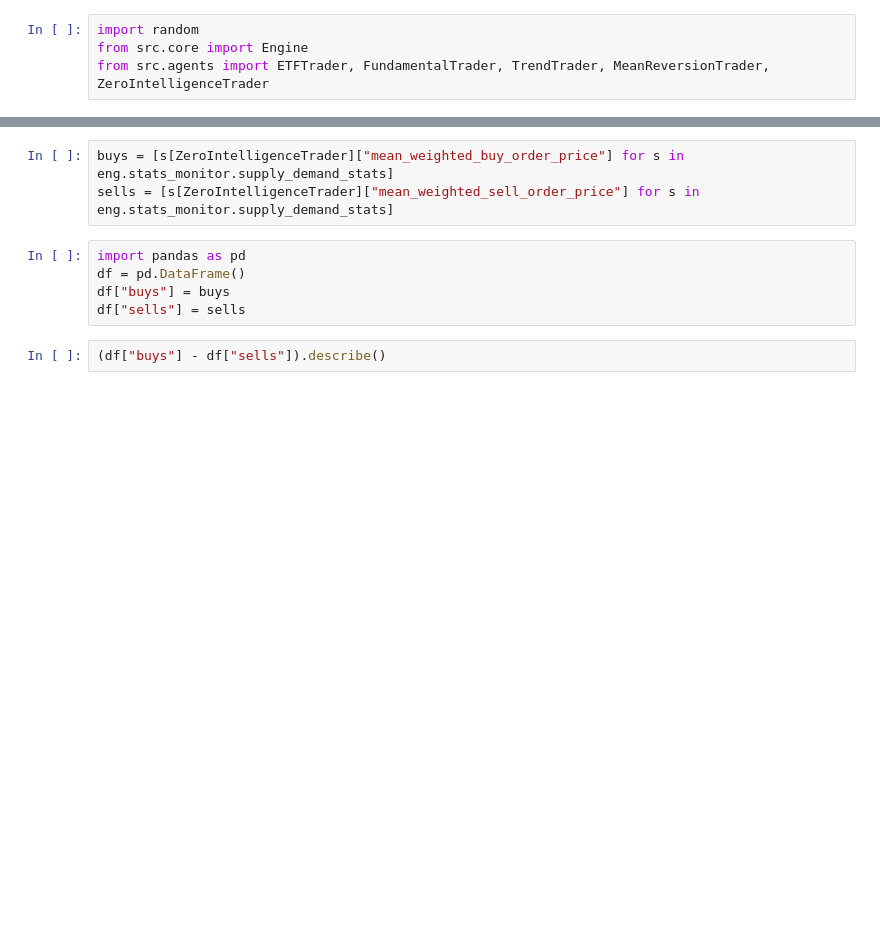
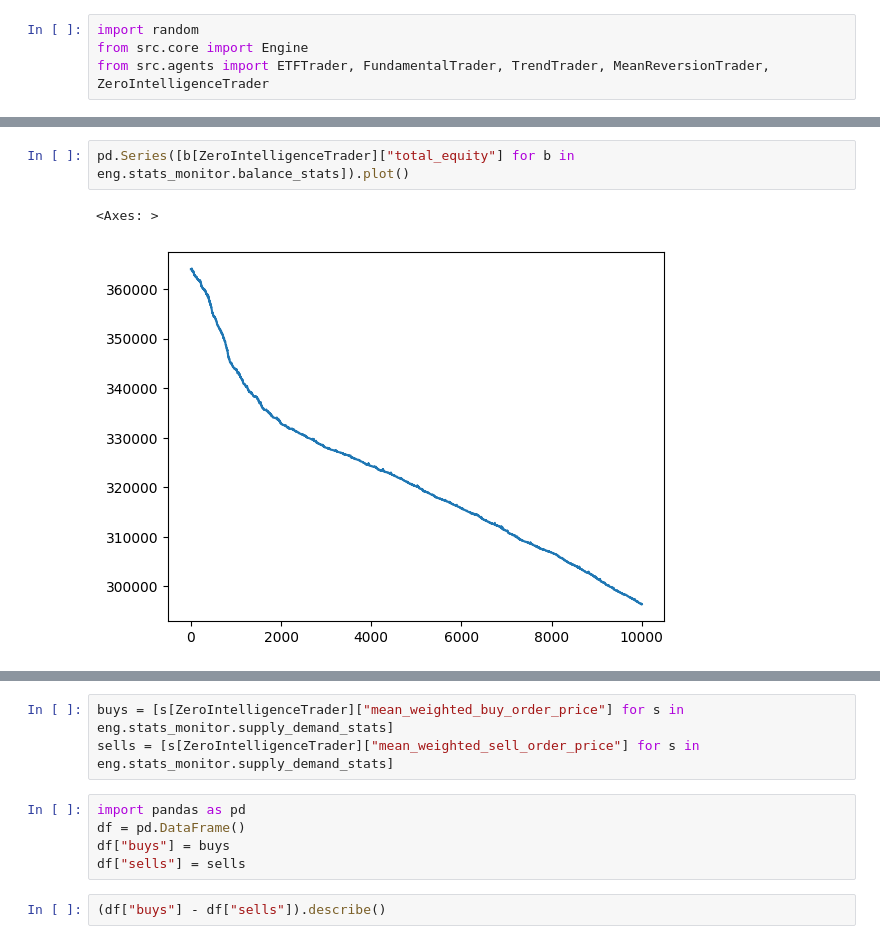
Before and after one commit to eura17/agent-based-financial-market, a Jupyter notebook: examples/first-setup.ipynb, the cells around one changed output, grey strips where cells are left out. Drawn from its saved outputs; the diff is of its cells as text; blank space fills up the shorter version.

```diff
--- a/examples/first-setup.ipynb
+++ b/examples/first-setup.ipynb
@@ -57,0 +108,5 @@ defaultdict(collections.Counter,
+# %%
+pd.Series([b[ZeroIntelligenceTrader]["total_equity"] for b in eng.stats_monitor.balance_stats]).plot()
+# %% [output]
+<Axes: >
+[figure, added]
```
Also changed, not shown: parts of 26 cells of this notebook, 8 other files.
